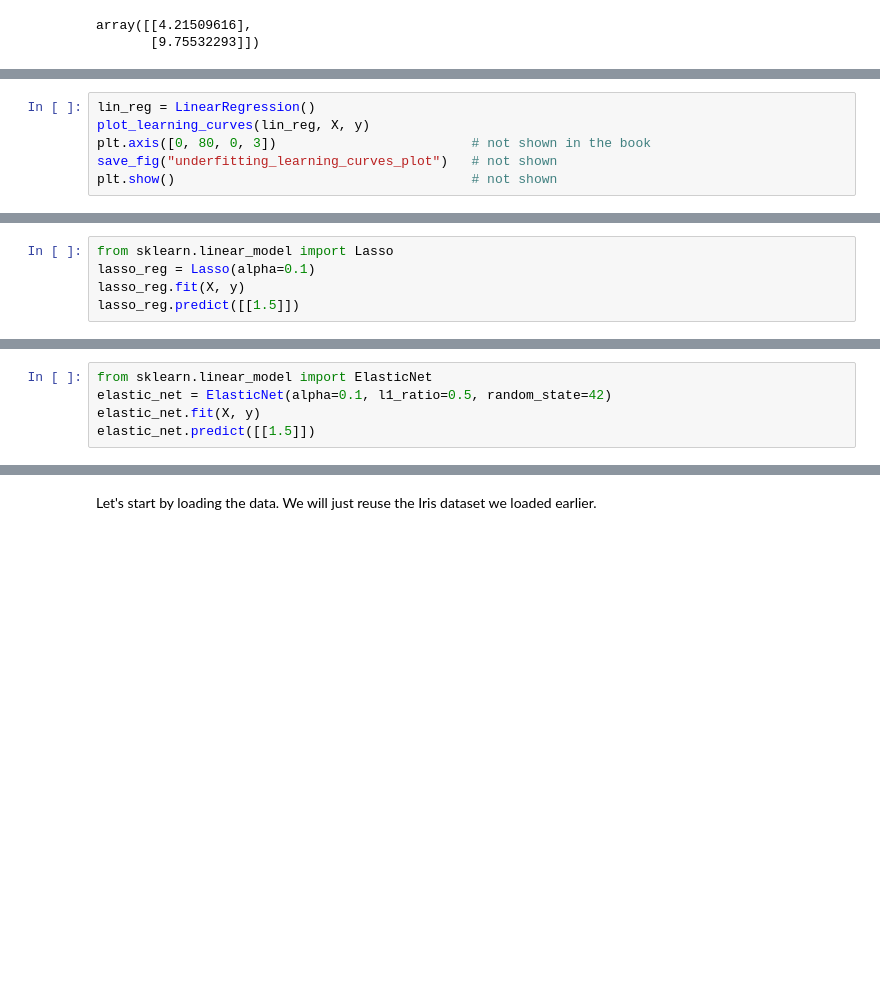
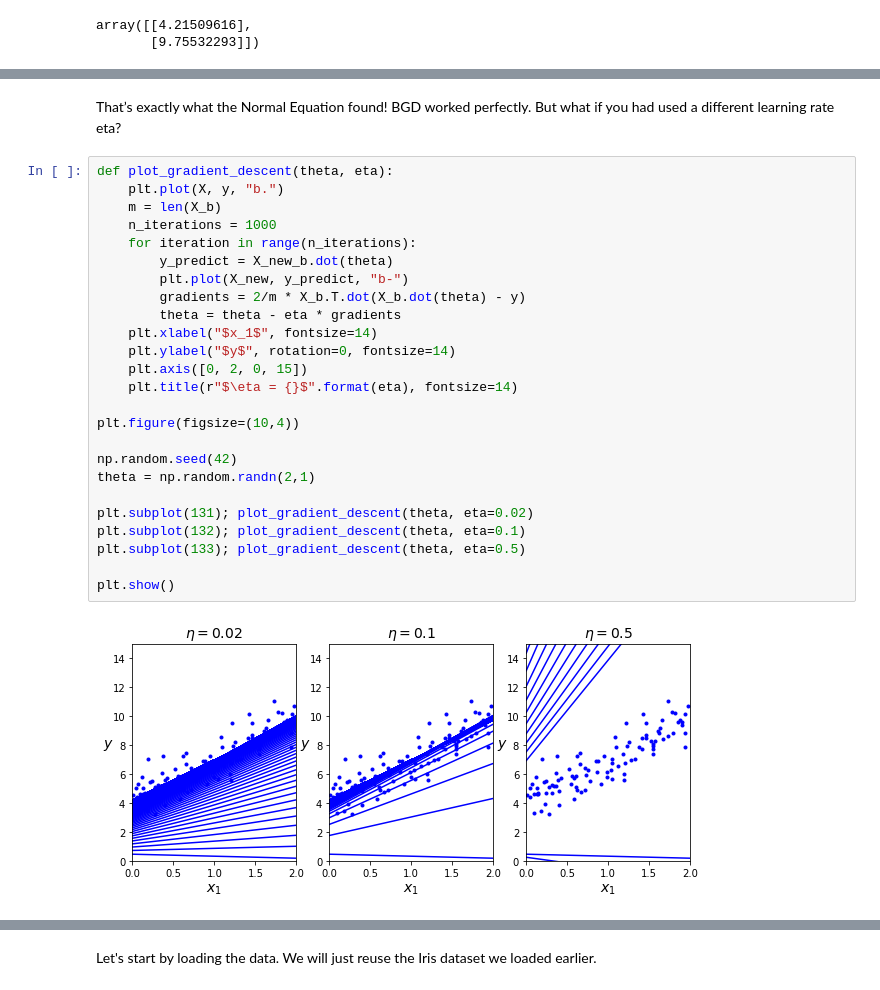
Before and after one commit to riccardoberta/ml_models, a Jupyter notebook: 04_linear_models/model.ipynb, the cells around one changed output, grey strips where cells are left out. Saved outputs shown, nothing was run; the diff lists cells and outputs as text; blank space fills up the shorter version.

```diff
--- a/04_linear_models/model.ipynb
+++ b/04_linear_models/model.ipynb
@@ -350,6 +131,0 @@ def plot_learning_curves(model, X, y):
-# %%
-lin_reg = LinearRegression()
-plot_learning_curves(lin_reg, X, y)
-plt.axis([0, 80, 0, 3])                         # not shown in the book
-save_fig("underfitting_learning_curves_plot")   # not shown
-plt.show()                                      # not shown
@@ -451,5 +131,0 @@ Saving figure lasso_regression_plot
-# %%
-from sklearn.linear_model import Lasso
-lasso_reg = Lasso(alpha=0.1)
-lasso_reg.fit(X, y)
-lasso_reg.predict([[1.5]])
@@ -458,5 +131,0 @@ array([1.53788174])
-# %%
-from sklearn.linear_model import ElasticNet
-elastic_net = ElasticNet(alpha=0.1, l1_ratio=0.5, random_state=42)
-elastic_net.fit(X, y)
-elastic_net.predict([[1.5]])
@@ -832,0 +199,29 @@ See appendix A.
+# %% [markdown]
+That’s exactly what the Normal Equation found! BGD worked perfectly. But what if you had used a different learning rate eta?
+# %%
+def plot_gradient_descent(theta, eta):
+    plt.plot(X, y, "b.")
+    m = len(X_b)
+    n_iterations = 1000
+    for iteration in range(n_iterations):
+        y_predict = X_new_b.dot(theta)
+        plt.plot(X_new, y_predict, "b-")
+        gradients = 2/m * X_b.T.dot(X_b.dot(theta) - y)
+        theta = theta - eta * gradients
+    plt.xlabel("$x_1$", fontsize=14)
+    plt.ylabel("$y$", rotation=0, fontsize=14)
+    plt.axis([0, 2, 0, 15])
+    plt.title(r"$\eta = {}$".format(eta), fontsize=14)
+
+plt.figure(figsize=(10,4))
+
+np.random.seed(42)
+theta = np.random.randn(2,1)
+
+plt.subplot(131); plot_gradient_descent(theta, eta=0.02)
+plt.subplot(132); plot_gradient_descent(theta, eta=0.1)
+plt.subplot(133); plot_gradient_descent(theta, eta=0.5)
+
+plt.show()
+# %% [output]
+[figure, added]
```
Also changed, not shown: parts of 159 cells of this notebook, 7 other files.
